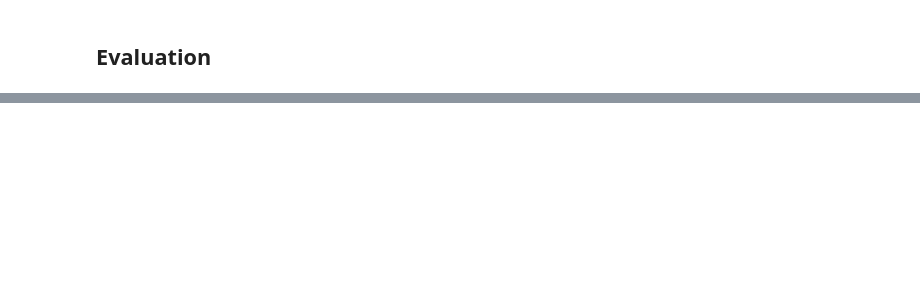
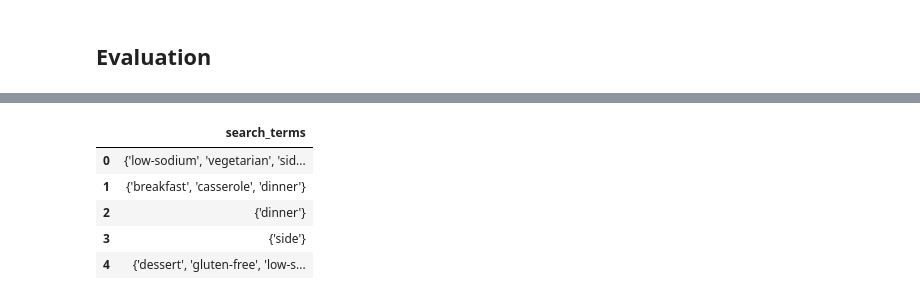
Before and after one commit to placid-brain/50.045-IR-Project-2022, a Jupyter notebook: standard_boolean.ipynb, the cells around one changed output, grey strips where cells are left out. Saved outputs shown, nothing was run; the diff lists cells and outputs as text; code cells hidden in the pictures; blank space fills up the shorter version.

```diff
--- a/standard_boolean.ipynb
+++ b/standard_boolean.ipynb
@@ -254,3 +220,13 @@ Runtime 2055.8699s
+# %%
+query_set  = pd.DataFrame(eval_set['search_terms'])
+query_set.head()
+# %% [output]
+|  | search_terms |
+| 0 | {'low-sodium', 'vegetarian', 'sid... |
+| 1 | {'breakfast', 'casserole', 'dinner'} |
+| 2 | {'dinner'} |
+| 3 | {'side'} |
+| 4 | {'dessert', 'gluten-free', 'low-s... |
 # %%
 # Time
 print('Runtime{: .4f}s'.format(end-start))
```
Also changed, not shown: parts of 18 cells of this notebook.
